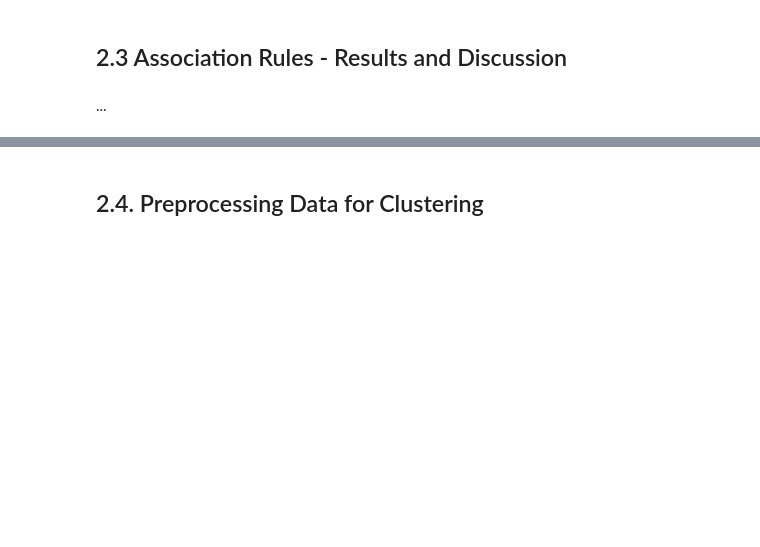
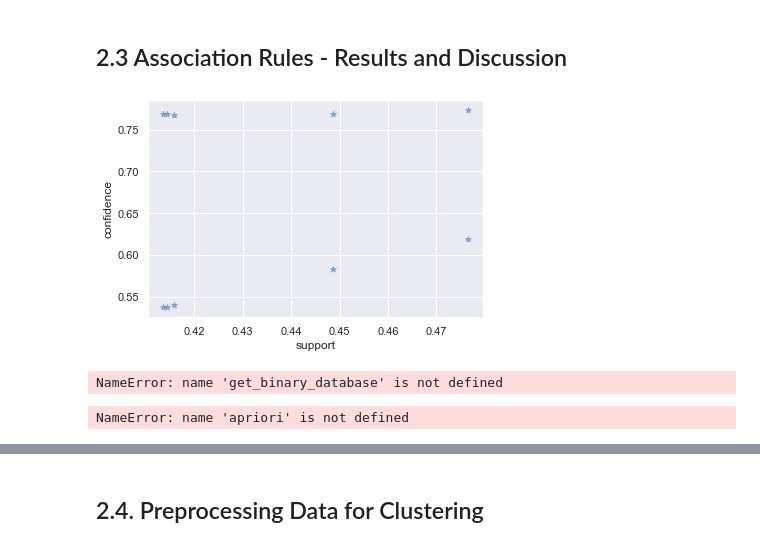
Before and after one commit to F-Madruga/Donation_Dataset_Predictions_FCUL, a Jupyter notebook: AA_202021_Project.ipynb, the cells around one changed output, grey strips where cells are left out. Drawn from its saved outputs; the diff is of its cells as text; code cells hidden in the pictures; blank space fills up the shorter version.

Commit message:
Association rules work in progress

```diff
--- a/AA_202021_Project.ipynb
+++ b/AA_202021_Project.ipynb
@@ -1196,0 +1178,5 @@ rules
+# %%
+rules = association_rules(frequent_itemsets, metric='support', min_threshold=0.15)
+condition_1 = rules['antecedents'].apply(lambda x: '1.0_TARGET_B' in x)
+condition_2 =  rules['consequents'].apply(lambda x: '1.0_TARGET_B' in x)
+rules.loc[condition_1 | condition_2].sort_values(by='support', ascending=False)
@@ -1197,4 +1187,17 @@ rules
 # %% [markdown]
 ## 2.3 Association Rules - Results and Discussion
-# %% [markdown]
-...
+# %%
+support=rules['support'].values
+confidence=rules['confidence'].values
+
+plt.scatter(support, confidence, alpha=0.5, marker="*")
+plt.xlabel('support')
+plt.ylabel('confidence')
+plt.show()
+# %% [output]
+[figure, added]
+# %%
+binary_database = get_binary_database(df_donation_type.drop(columns=['TARGET_D', 'TARGET_B'])).astype(int)
+binary_database
+# %% [output]
+NameError: name 'get_binary_database' is not defined
@@ -1200,0 +1206,5 @@ rules
+# %%
+frequent_itemsets = apriori(binary_database, min_support=0.010, use_colnames=True)
+frequent_itemsets
+# %% [output]
+NameError: name 'apriori' is not defined
```
Also changed, not shown: parts of 15 cells of this notebook.
